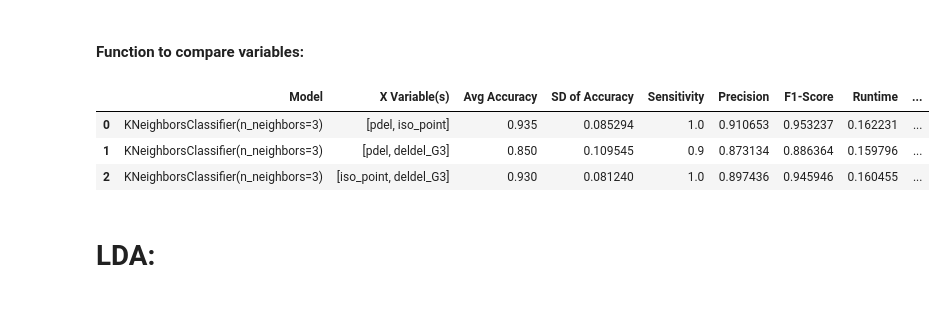
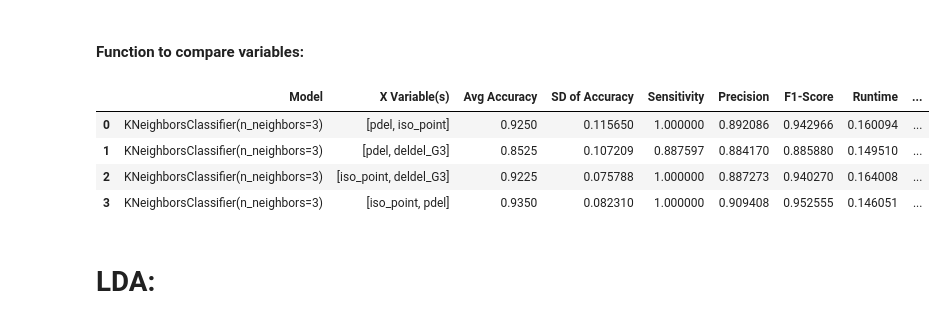
Before and after one commit to elainexliu/SVSM_Biotech2021, a Jupyter notebook: Classifiers.ipynb, the cells around one changed output. Saved outputs shown, nothing was run; the diff lists cells and outputs as text; code cells hidden in the pictures.

Commit message:
variable testing

```diff
--- a/Classifiers.ipynb
+++ b/Classifiers.ipynb
@@ -14,7 +14,7 @@ from sklearn.preprocessing import StandardScaler
 import random
 random.seed(44)
 # %%
-df = pd.read_csv('data/Cataract Data 1.3.csv', na_values='?').dropna()
+df = pd.read_csv('Cataract Data 1.3.csv', na_values='?').dropna()
 
 pd.set_option('display.max_rows', None)
 # %%
@@ -24,6 +24,14 @@ def standardize(x):
     x_scaled = min_max_scaler.fit_transform(x)
     df1 = pd.DataFrame(x_scaled)
     return(df1)
+# %%
+df
+from sklearn.preprocessing import LabelEncoder
+le = LabelEncoder()
+df["ogAA_letterCode"] = le.fit_transform(df.ogAA_letter)
+df["mutAA_letterCode"] = le.fit_transform(df.mutAA_letter)
+df["ogAA_charCode"] = le.fit_transform(df.ogAA_char)
+df["mutAA_charCode"] = le.fit_transform(df.mutAA_char)
 # %% [markdown]
 # Logistic Regression:
 # %% [markdown]
@@ -240,20 +274,21 @@ KNN_find_best_k(["deldel_G3","iso_point"],5)
 # %%
 def KNN_compare_variables(inputList,k):
     outputList = []
 
     for i in inputList:
         outputList.append(ML_KNN_summaries(i,k))
 
     outputList = pd.concat(outputList, ignore_index=True)
 
     return outputList
 
-KNN_compare_variables([["pdel","iso_point"], ["pdel","deldel_G3"], ["iso_point", "deldel_G3"]],3)
+KNN_compare_variables([["pdel","iso_point"], ["pdel","deldel_G3"], ["iso_point", "deldel_G3"], ["iso_point", "pdel"]],3)
 # %% [output]
 |  | Model | X Variable(s) | Avg Accuracy | SD of Accuracy | Sensitivity | Precision | F1-Score | Runtime | ... |
-| 0 | KNeighborsClassifier(n_neighbors=3) | [pdel, iso_point] | 0.935 | 0.085294 | 1.0 | 0.910653 | 0.953237 | 0.162231 | ... |
-| 1 | KNeighborsClassifier(n_neighbors=3) | [pdel, deldel_G3] | 0.850 | 0.109545 | 0.9 | 0.873134 | 0.886364 | 0.159796 | ... |
-| 2 | KNeighborsClassifier(n_neighbors=3) | [iso_point, deldel_G3] | 0.930 | 0.081240 | 1.0 | 0.897436 | 0.945946 | 0.160455 | ... |
+| 0 | KNeighborsClassifier(n_neighbors=3) | [pdel, iso_point] | 0.9250 | 0.115650 | 1.000000 | 0.892086 | 0.942966 | 0.160094 | ... |
+| 1 | KNeighborsClassifier(n_neighbors=3) | [pdel, deldel_G3] | 0.8525 | 0.107209 | 0.887597 | 0.884170 | 0.885880 | 0.149510 | ... |
+| 2 | KNeighborsClassifier(n_neighbors=3) | [iso_point, deldel_G3] | 0.9225 | 0.075788 | 1.000000 | 0.887273 | 0.940270 | 0.164008 | ... |
+| 3 | KNeighborsClassifier(n_neighbors=3) | [iso_point, pdel] | 0.9350 | 0.082310 | 1.000000 | 0.909408 | 0.952555 | 0.146051 | ... |
 # %% [markdown]
 # LDA:
 # %% [markdown]
```
Also changed, not shown: parts of 14 cells of this notebook, 2 other files.
